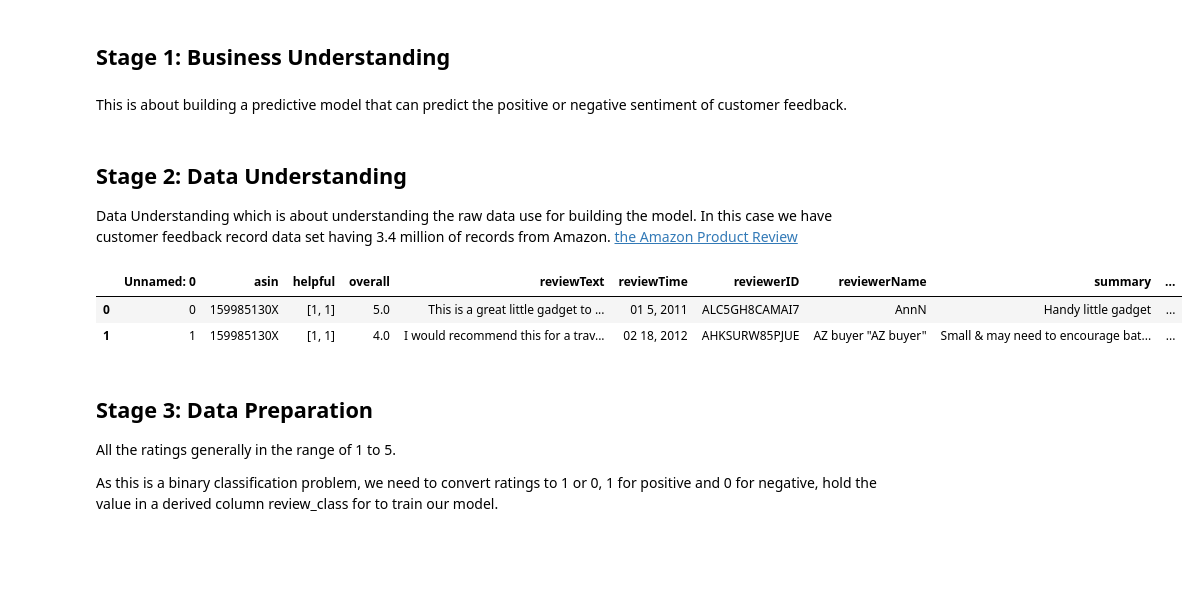
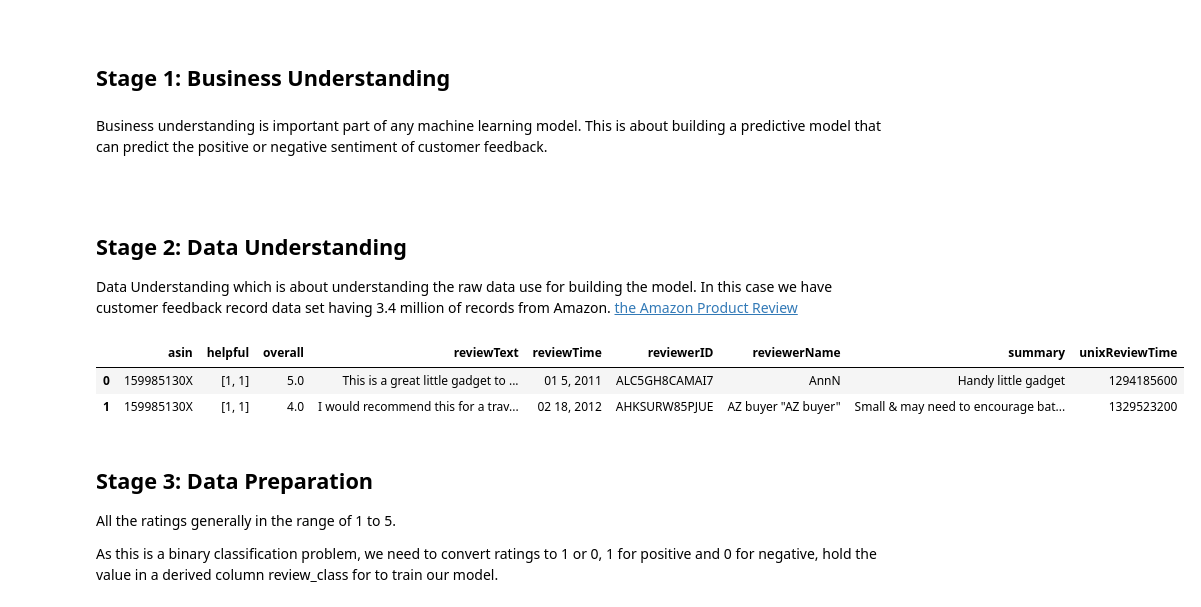
Before and after one commit to PramodaMajhi/sentiment-analysis, a Jupyter notebook: SentimentAnalysis-classical.ipynb, the cells around one changed output. Saved outputs shown, nothing was run; the diff lists cells and outputs as text; code cells hidden in the pictures; blank space fills up the shorter version.

```diff
--- a/SentimentAnalysis-classical.ipynb
+++ b/SentimentAnalysis-classical.ipynb
@@ -1,7 +1,13 @@
 # %% [markdown]
+
+<br/>
+
 ## Stage 1: Business Understanding
 # %% [markdown]
+Business understanding is important part of any machine learning model.
 This is about building a predictive model that can predict the positive or negative sentiment of customer feedback.
+
+<br/>
 # %% [markdown]
 ## Stage 2:  Data Understanding
 
@@ -24,13 +30,13 @@ import warnings; warnings.simplefilter('ignore')
 %matplotlib inline
 # %%
 # df = pd.read_csv("Output.csv", sep='\t', error_bad_lines= False, nrows=1000) # testing for purpose only
-df = pd.read_csv("Output.csv", sep='\t', error_bad_lines= False)
+df = pd.read_csv("Output.csv", sep='\t', error_bad_lines= False, index_col=0)
 pd.set_option('display.max_colwidth', -1)
 df.head(2)
 # %% [output]
-|  | Unnamed: 0 | asin | helpful | overall | reviewText | reviewTime | reviewerID | reviewerName | summary | ... |
-| 0 | 0 | 159985130X | [1, 1] | 5.0 | This is a great little gadget to ... | 01 5, 2011 | ALC5GH8CAMAI7 | AnnN | Handy little gadget | ... |
-| 1 | 1 | 159985130X | [1, 1] | 4.0 | I would recommend this for a trav... | 02 18, 2012 | AHKSURW85PJUE | AZ buyer "AZ buyer" | Small & may need to encourage bat... | ... |
+|  | asin | helpful | overall | reviewText | reviewTime | reviewerID | reviewerName | summary | unixReviewTime |
+| 0 | 159985130X | [1, 1] | 5.0 | This is a great little gadget to ... | 01 5, 2011 | ALC5GH8CAMAI7 | AnnN | Handy little gadget | 1294185600 |
+| 1 | 159985130X | [1, 1] | 4.0 | I would recommend this for a trav... | 02 18, 2012 | AHKSURW85PJUE | AZ buyer "AZ buyer" | Small & may need to encourage bat... | 1329523200 |
 # %% [markdown]
 ## Stage 3: Data Preparation
 
```
Also changed, not shown: parts of 14 cells of this notebook, 2 other files.
